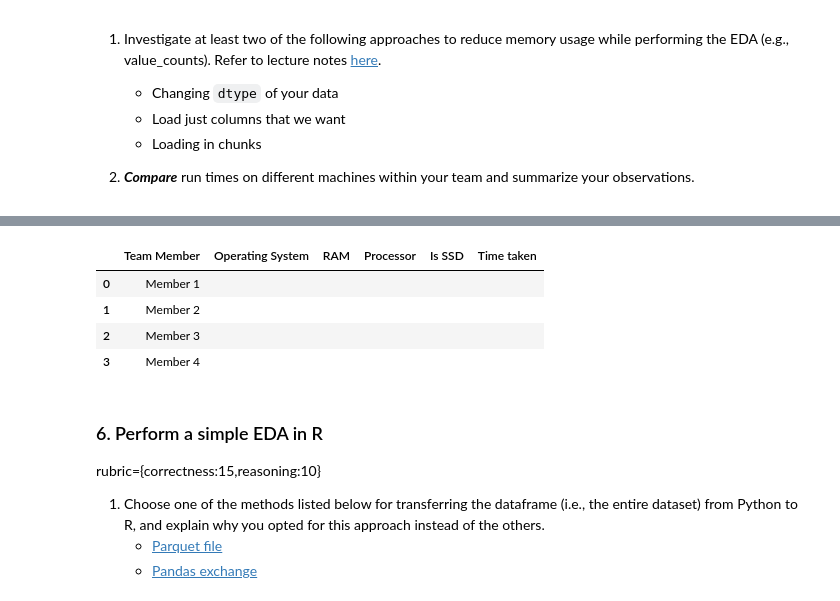
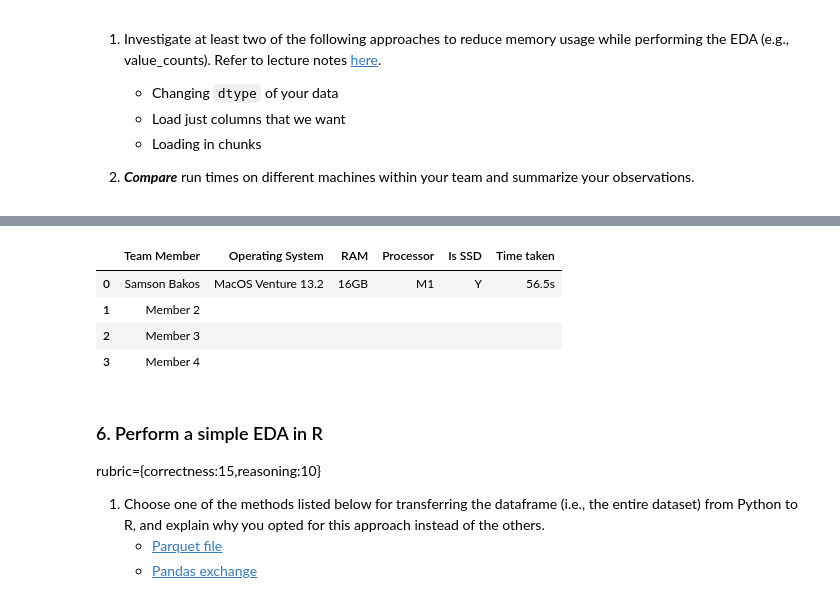
Before and after one commit to UBC-MDS/525_group_3, a Jupyter notebook: notebooks/milestone_1.ipynb, the cells around one changed output, grey strips where cells are left out. Cells and saved outputs as stored; diff of their text form; code cells hidden in the pictures.

```diff
--- a/notebooks/milestone_1.ipynb
+++ b/notebooks/milestone_1.ipynb
@@ -216,19 +341,19 @@ rubric={correctness:10,reasoning:10}
 # %%
 # table for q5
 data = {
-    "Team Member": ["Member 1", "Member 2", "Member 3", "Member 4"],
-    "Operating System": ["", "", "", ""],
-    "RAM": ["", "", "", ""],
-    "Processor": ["", "", "", ""],
-    "Is SSD": ["", "", "", ""],
-    "Time taken": ["", "", "", ""]
+    "Team Member": ["Samson Bakos", "Member 2", "Member 3", "Member 4"],
+    "Operating System": ["MacOS Ventura 13.2", "", "", ""],
+    "RAM": ["16GB", "", "", ""],
+    "Processor": ["M1", "", "", ""],
+    "Is SSD": ["Y", "", "", ""],
+    "Time taken": ["56.5s", "", "", ""]
 }
 table = pd.DataFrame(data)
 
 display(table)
 # %% [output]
 |  | Team Member | Operating System | RAM | Processor | Is SSD | Time taken |
-| 0 | Member 1 |  |  |  |  |  |
+| 0 | Samson Bakos | MacOS Venture 13.2 | 16GB | M1 | Y | 56.5s |
 | 1 | Member 2 |  |  |  |  |  |
 | 2 | Member 3 |  |  |  |  |  |
 | 3 | Member 4 |  |  |  |  |  |
```
Also changed, not shown: parts of 16 cells of this notebook.
